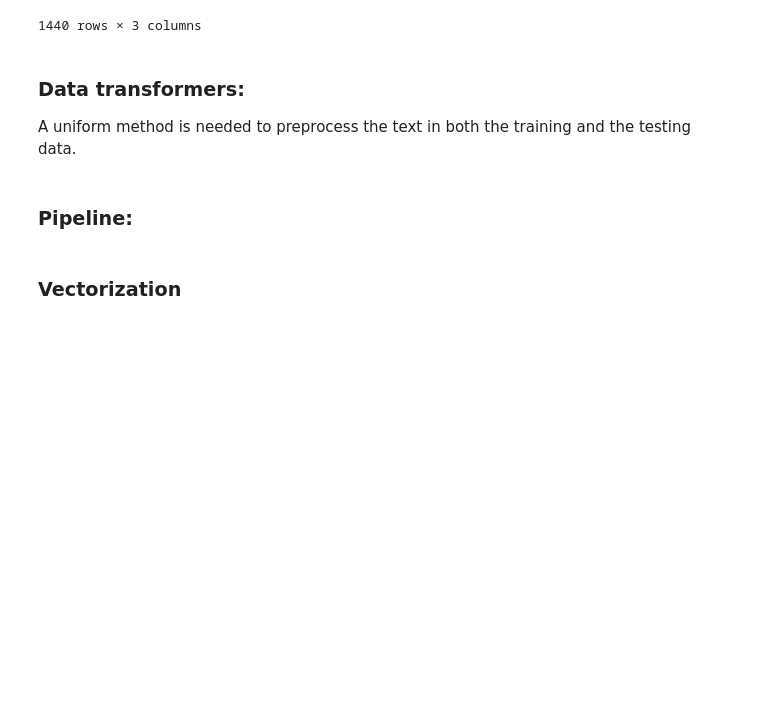
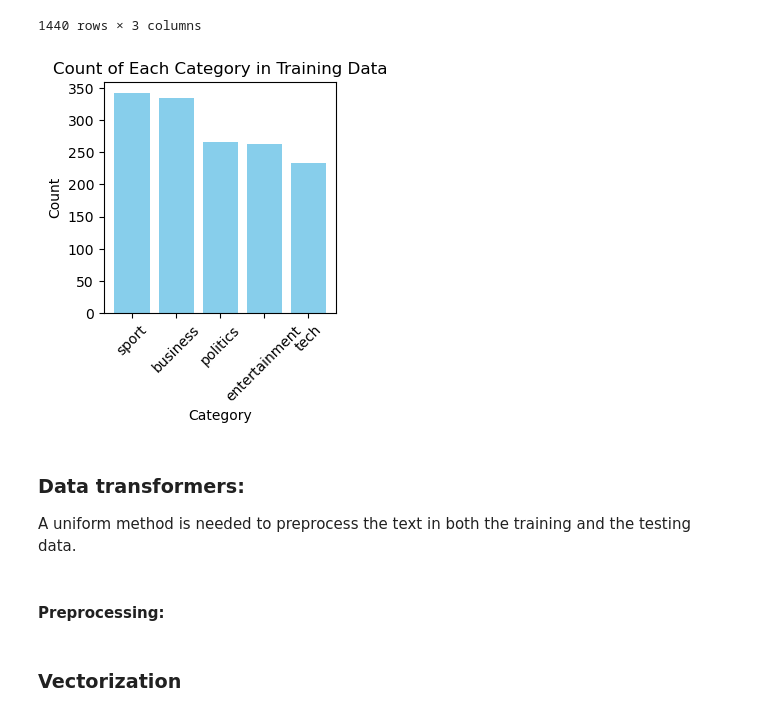
Before and after one commit to FleaBusyBeeBergs/dtsa5510-bbc-news-classification, a Jupyter notebook: bbc-news-classification.ipynb, the cells around one changed output. Cells and saved outputs as stored; diff of their text form; code cells hidden in the pictures; blank space fills up the shorter version.

```diff
--- a/bbc-news-classification.ipynb
+++ b/bbc-news-classification.ipynb
@@ -99,6 +99,18 @@ No. of duplicate articles: 50
 | 1488 | 1587 | apple ipod family expands market ... | tech |
 | 1489 | 538 | santy worm makes unwelcome visit ... | tech |
 1440 rows × 3 columns
+# %%
+category_counts = train_df['Category'].value_counts()
+
+plt.figure(figsize=(3, 3))
+plt.bar(category_counts.index, category_counts.values, color='skyblue')
+plt.xlabel('Category')
+plt.ylabel('Count')
+plt.title('Count of Each Category in Training Data')
+plt.xticks(rotation=45)
+plt.show()
+# %% [output]
+[figure, added]
 # %% [markdown]
 ### Data transformers:
 
@@ -146,2 +170,2 @@ class TextPreprocessor(BaseEstimator, TransformerMixin):
 # %% [markdown]
-### Pipeline:
+#### Preprocessing:
```
Also changed, not shown: parts of 12 cells of this notebook.
